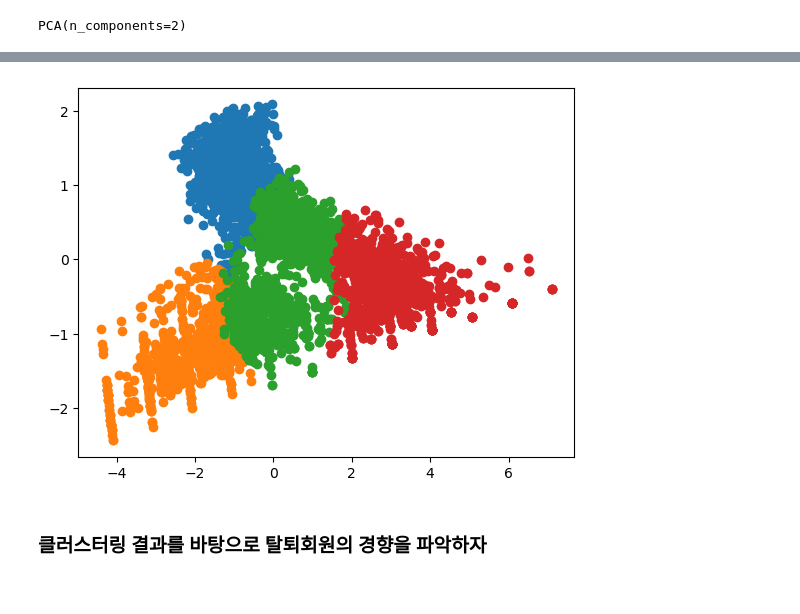
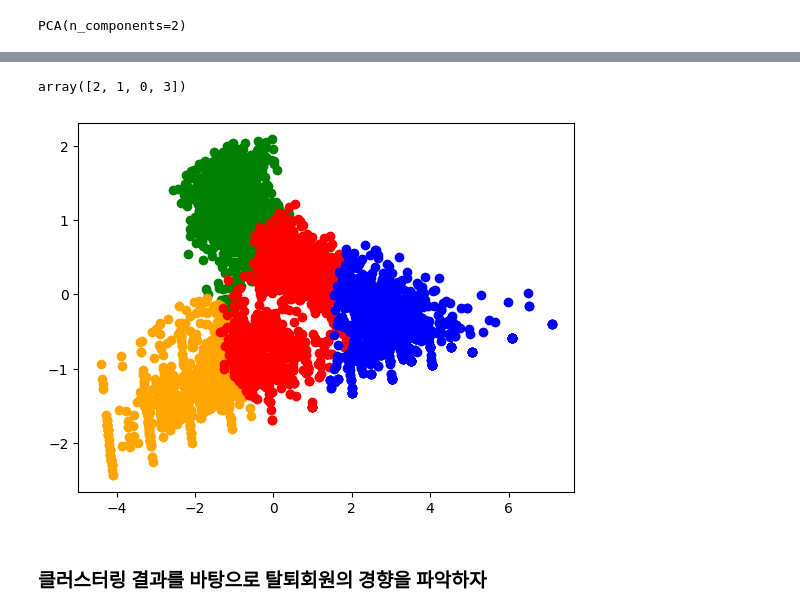
Before and after one commit to aroa97/practice, a Jupyter notebook: churn/practice/4장/4장_연습.ipynb, the cells around one changed output, grey strips where cells are left out. Drawn from its saved outputs; the diff is of its cells as text; code cells hidden in the pictures.

```diff
--- a/churn/practice/4장/4장_연습.ipynb
+++ b/churn/practice/4장/4장_연습.ipynb
@@ -122,11 +161,23 @@ pca_df["cluster"] = customer_clustering["cluster"]
+# %%
+customer_clustering["cluster"].unique()
+# %% [output]
+array([2, 1, 0, 3])
 # %%
 import matplotlib.pyplot as plt
 
+color = ['red', 'orange', 'green', 'blue']
+
+# 2집단 : 빨강
+# 1집단 : 주황
+# 0집단 : 초록
+# 3집단 : 파랑
 for i in customer_clustering["cluster"].unique():
     tmp = pca_df.loc[pca_df["cluster"]==i]
-    plt.scatter(tmp[0], tmp[1])
+    plt.scatter(tmp[0], tmp[1], c=color[i])
+
+plt.show()
 # %% [output]
-[figure, old version]
+[figure, new version]
 # %% [markdown]
 ### 클러스터링 결과를 바탕으로 탈퇴회원의 경향을 파악하자
 # %%
```
Also changed, not shown: parts of 17 cells of this notebook, 1 other file.
